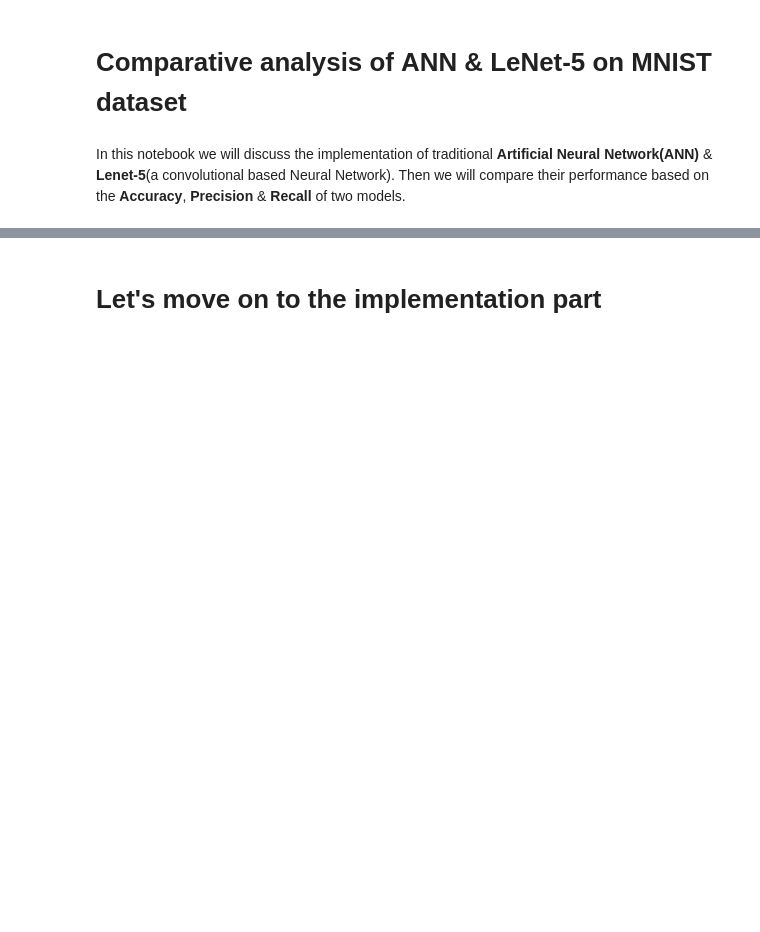
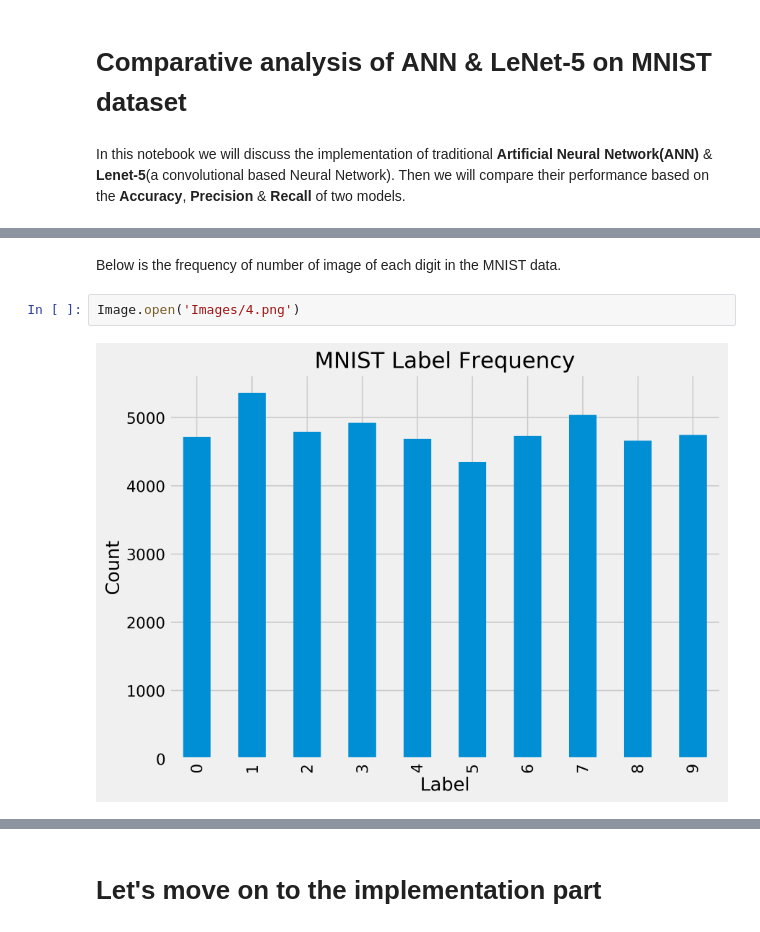
Before and after one commit to kampaitees/Comparitive-Study-of-Lenet-5-vs-ANN-on-Mnist, a Jupyter notebook: Lenet vs ANN.ipynb, the cells around one changed output, grey strips where cells are left out. Saved outputs shown, nothing was run; the diff lists cells and outputs as text; blank space fills up the shorter version.

```diff
--- a/Lenet vs ANN.ipynb
+++ b/Lenet vs ANN.ipynb
@@ -40,0 +33,6 @@ It is also required that the pixel intensity of the images within the dataset ar
+# %% [markdown]
+Below is the frequency of number of image of each digit in the MNIST data.
+# %%
+Image.open('Images/4.png')
+# %% [output]
+[figure, added]
```
Also changed, not shown: parts of 11 cells of this notebook.
